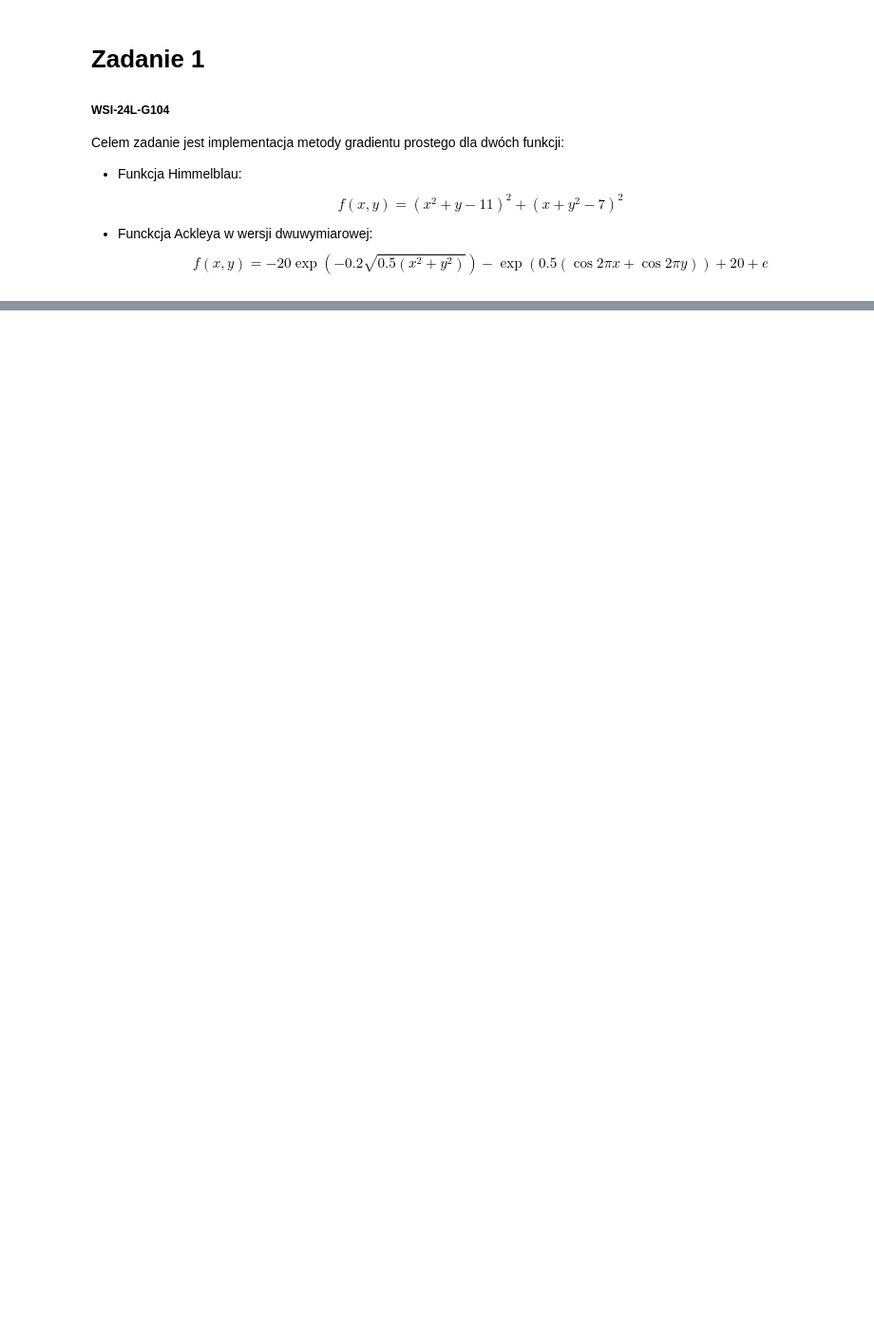
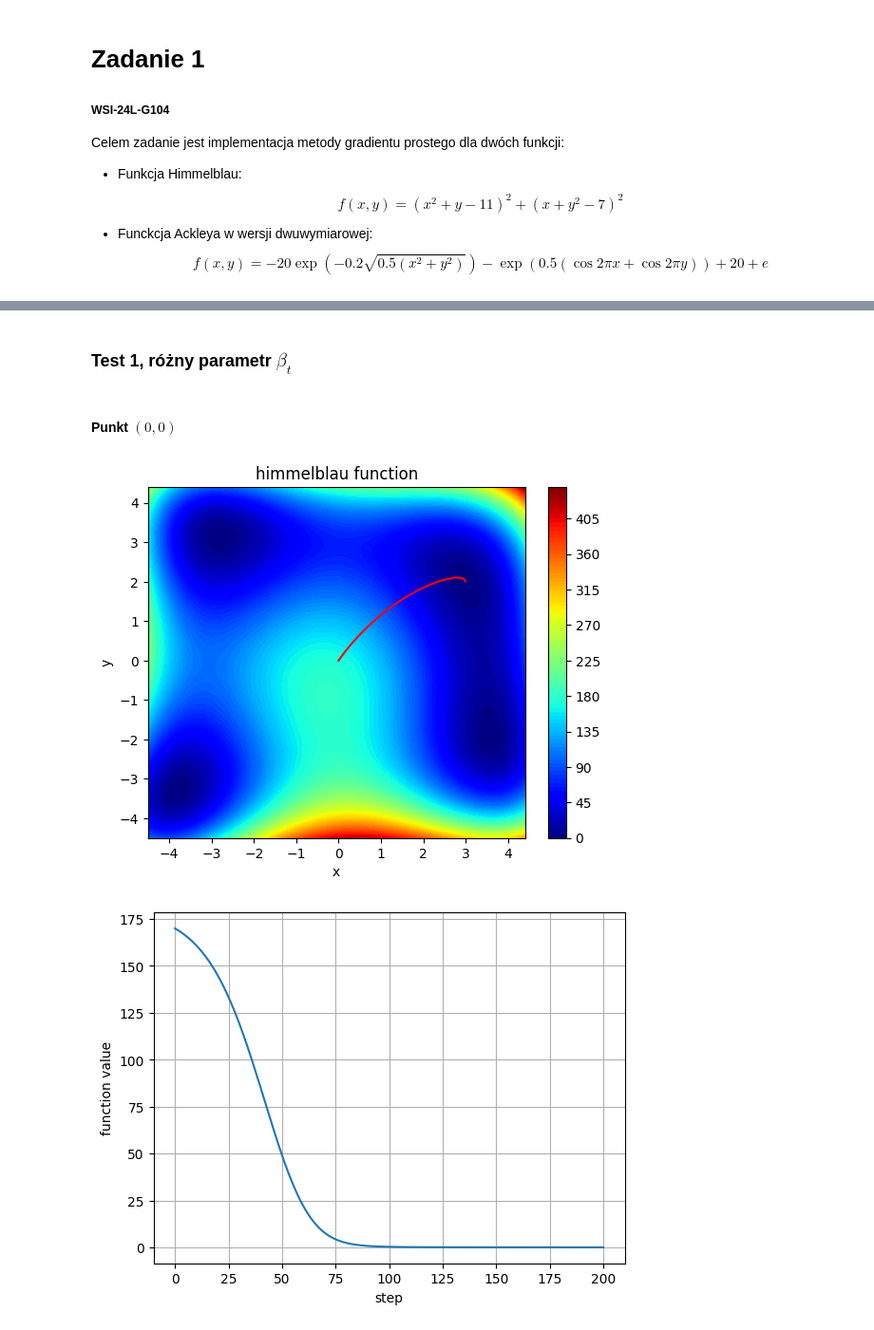
Before and after one commit to dbarania/WSI, a Jupyter notebook: solutions/E1/Zadanie_1.ipynb, the cells around one changed output, grey strips where cells are left out. Shown at 95% size. Drawn from its saved outputs; the diff is of its cells as text; code cells hidden in the pictures; blank space fills up the shorter version.

```diff
--- a/solutions/E1/Zadanie_1.ipynb
+++ b/solutions/E1/Zadanie_1.ipynb
@@ -20,13 +18,0 @@ Oznacza to, że przed przystąpieniem do wyznaczenia ekstremum należy podać ja
-# %%
-def gradient_descent(func, grad_func,start_pos,steps,beta):
-    position = start_pos
-    trace = [position]
-    def calculate_new_position():
-        grad_value = grad_func(position[0],position[1])
-        e1 = position[0]-beta*grad_value[0]
-        e2 = position[1]-beta*grad_value[1]
-        return (e1,e2)
-    for i in range(1,steps+1):
-        position=calculate_new_position()
-        trace.append(position)
-    return trace
@@ -45,0 +88,14 @@ plt.show()
+# %% [markdown]
+### Test 1, różny parametr $\beta_t$
+# %% [markdown]
+#### Punkt $(0,0)$
+# %%
+beta3 = 0.001
+start_position = (0,0)
+trace3,values3 = gradient_descent(himmelblau_function,himmelblau_funnction_gradient,start_position,200,beta3)
+
+plot_function(himmelblau_function,trace3)
+plot_values(values3)
+# %% [output]
+[figure, added]
+[figure, added]
```
Also changed, not shown: parts of 31 cells of this notebook, 1 other file.
